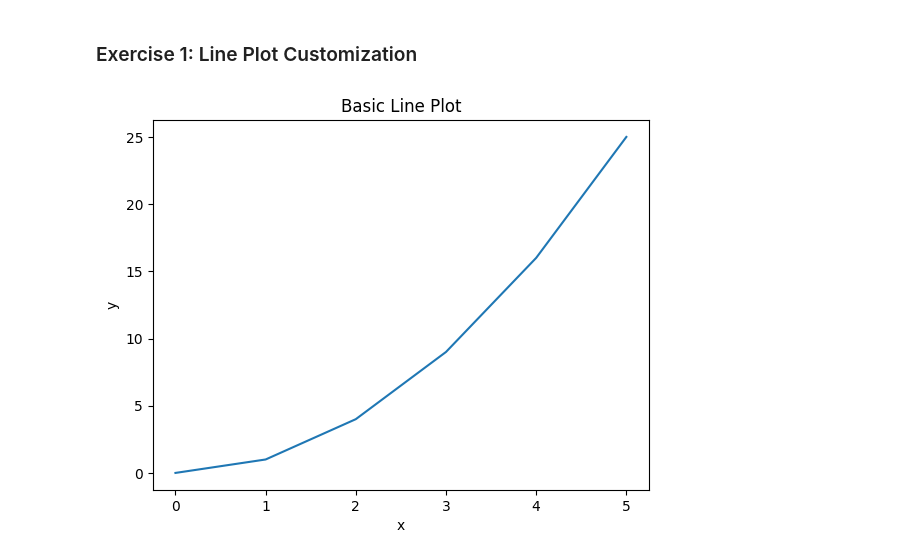
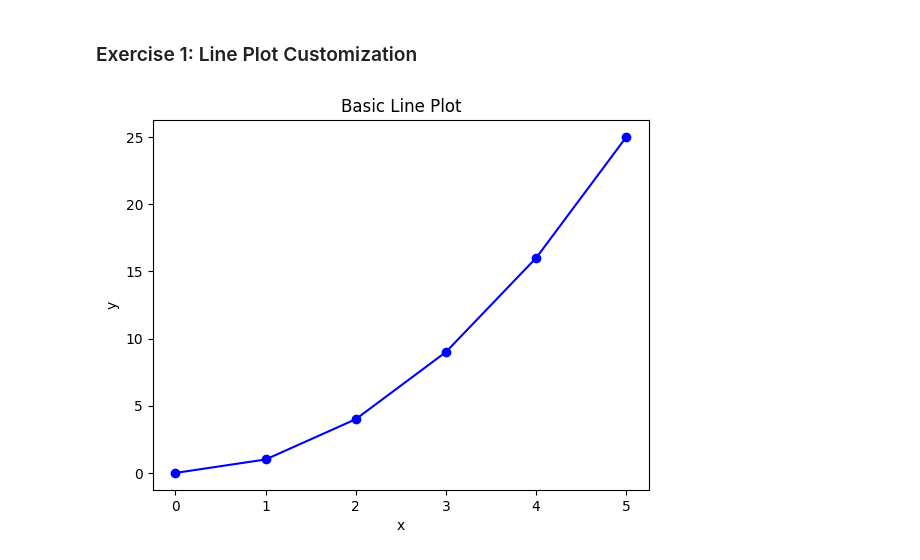
Before and after one commit to chandanavj-22/python-jupyter-template, a Jupyter notebook: src/1-line-plot.ipynb, the cells around one changed output. Drawn from its saved outputs; the diff is of its cells as text; code cells hidden in the pictures.

```diff
--- a/src/1-line-plot.ipynb
+++ b/src/1-line-plot.ipynb
@@ -3,21 +3,27 @@
 # %%
 # TASK: Create a line plot with x values ranging from 0 to 10 and y values as the square of x.
 # Customize the plot by adding a title, labels for both axes, and a grid.
 
 import matplotlib.pyplot as plt
-# Data
+
+def plot_graph(x, y):
+    try:
+        if len(x) != len(y):
+            raise ValueError("x and y must have the same length.")
+
+        plt.plot(x, y, marker='o', linestyle='-', color='b')
+        plt.xlabel('x')
+        plt.ylabel('y')
+        plt.title('Basic Line Plot')
+        plt.show()
+
+    except Exception as e:
+        print(f"Error: {e}")
+
+# Example data
 x = [0, 1, 2, 3, 4, 5]
 y = [0, 1, 4, 9, 16, 25]
 
-# Create a line plot
-plt.plot(x, y)
-
-# Labeling the axes and the plot
-plt.xlabel('x')
-plt.ylabel('y')
-plt.title('Basic Line Plot')
-
-# Show the plot
-plt.show()
+plot_graph(x, y)
 # %% [output]
-[figure, old version]
+[figure, new version]
```
Also changed, not shown: 5 other files.
